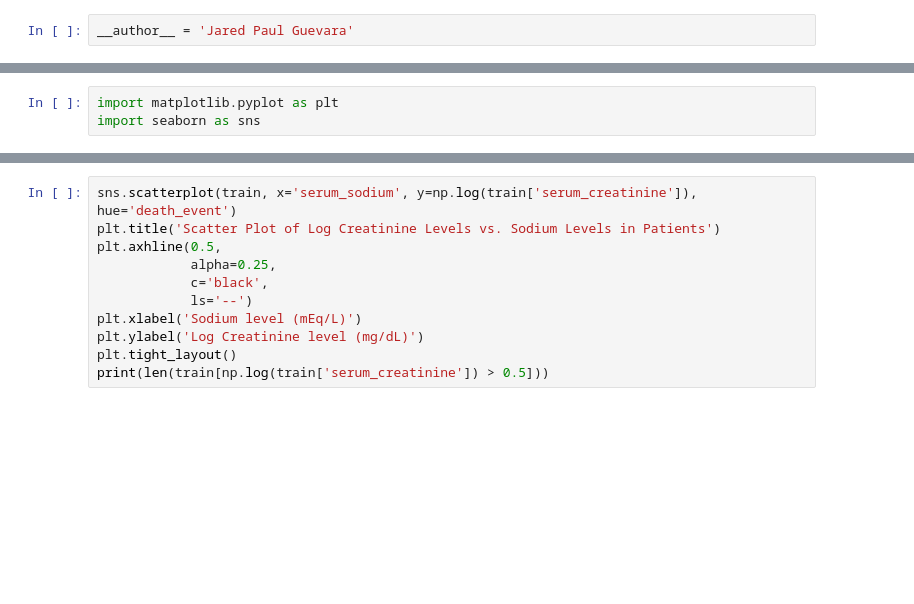
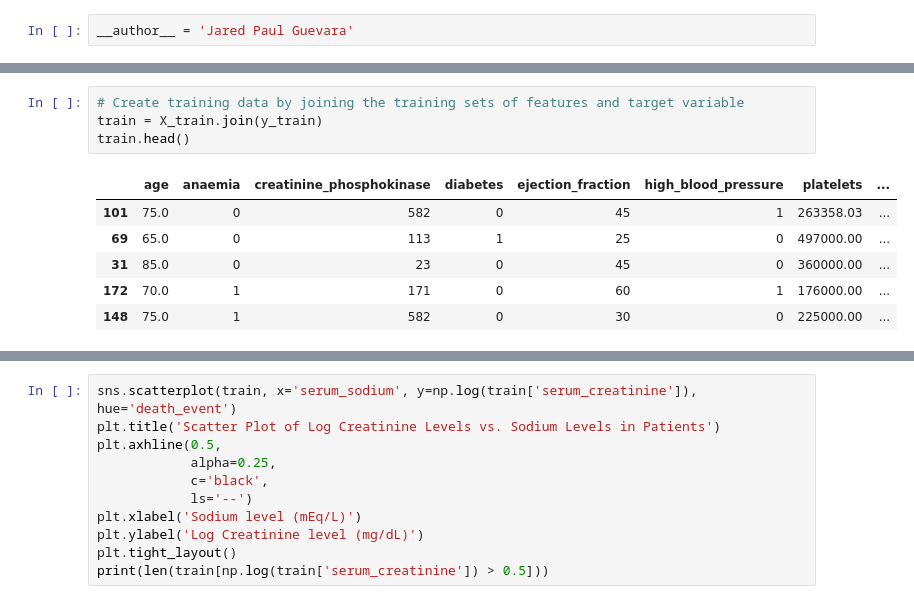
Before and after one commit to saltyjared/heart-failure-analysis, a Jupyter notebook: 1_eda_jpg_2024-12-13.ipynb, the cells around one changed output, grey strips where cells are left out. Cells and saved outputs as stored; diff of their text form; blank space fills up the shorter version.

```diff
--- a/1_eda_jpg_2024-12-13.ipynb
+++ b/1_eda_jpg_2024-12-13.ipynb
@@ -64,3 +51,11 @@ train_grouped
-# %%
-import matplotlib.pyplot as plt
-import seaborn as sns
+# %%
+# Create training data by joining the training sets of features and target variable
+train = X_train.join(y_train)
+train.head()
+# %% [output]
+|  | age | anaemia | creatinine_phosphokinase | diabetes | ejection_fraction | high_blood_pressure | platelets | ... |
+| 101 | 75.0 | 0 | 582 | 0 | 45 | 1 | 263358.03 | ... |
+| 69 | 65.0 | 0 | 113 | 1 | 25 | 0 | 497000.00 | ... |
+| 31 | 85.0 | 0 | 23 | 0 | 45 | 0 | 360000.00 | ... |
+| 172 | 70.0 | 1 | 171 | 0 | 60 | 1 | 176000.00 | ... |
+| 148 | 75.0 | 1 | 582 | 0 | 30 | 0 | 225000.00 | ... |
```
Also changed, not shown: parts of 13 cells of this notebook, 1 other file.
